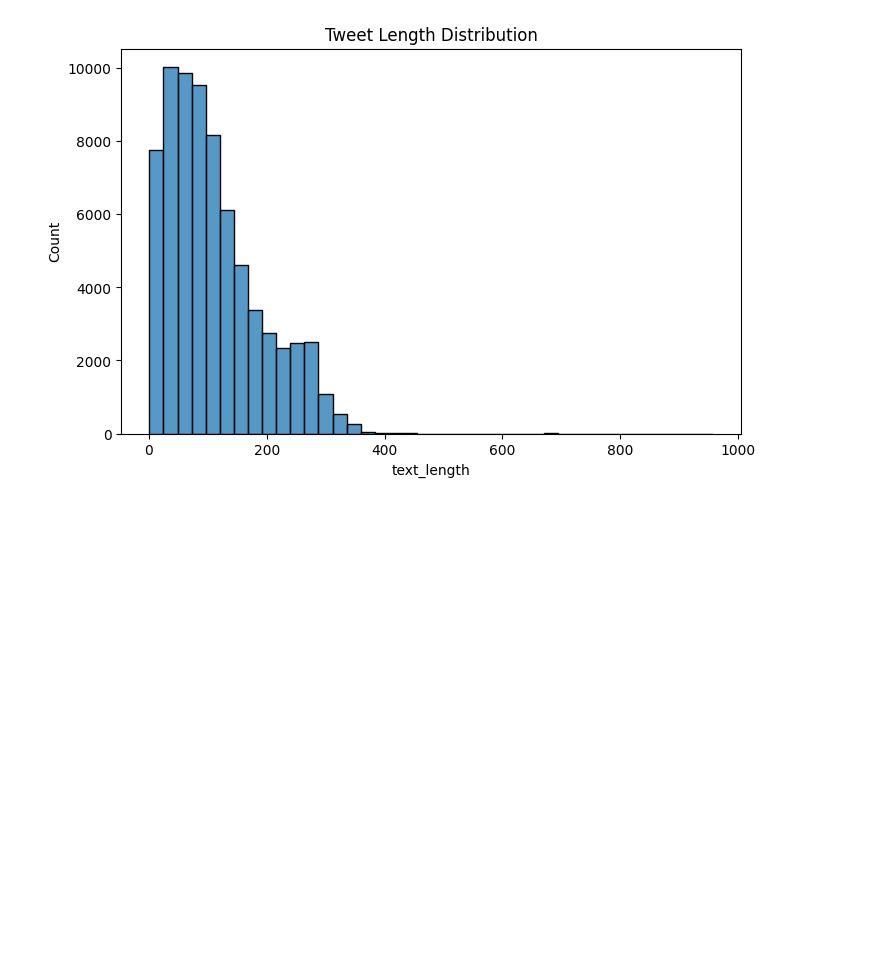
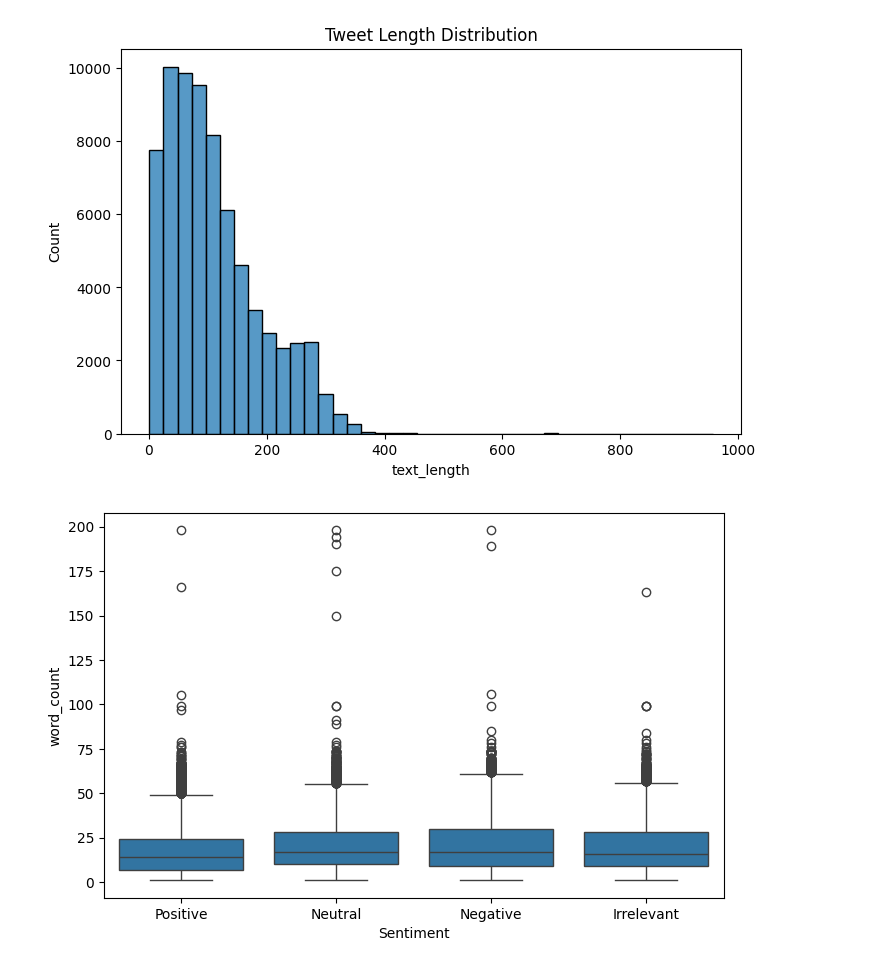
Before and after one commit to samifahim07/Twitter-Sentiment-Analysis-using-Machine-Learning, a Jupyter notebook: Twitter-sentiment.ipynb, the cells around one changed output. Drawn from its saved outputs; the diff is of its cells as text; code cells hidden in the pictures; blank space fills up the shorter version.

```diff
--- a/Twitter-sentiment.ipynb
+++ b/Twitter-sentiment.ipynb
@@ -140,3 +142,15 @@ plt.title("Tweet Length Distribution")
 plt.show()
 # %% [output]
 [figure]
+# %%
+plt.figure(figsize=(8,5))
+
+sns.boxplot(
+    data=df,
+    x="Sentiment",
+    y="word_count"
+)
+
+plt.show()
+# %% [output]
+[figure, added]
```
Also changed, not shown: parts of 1 cell of this notebook.
